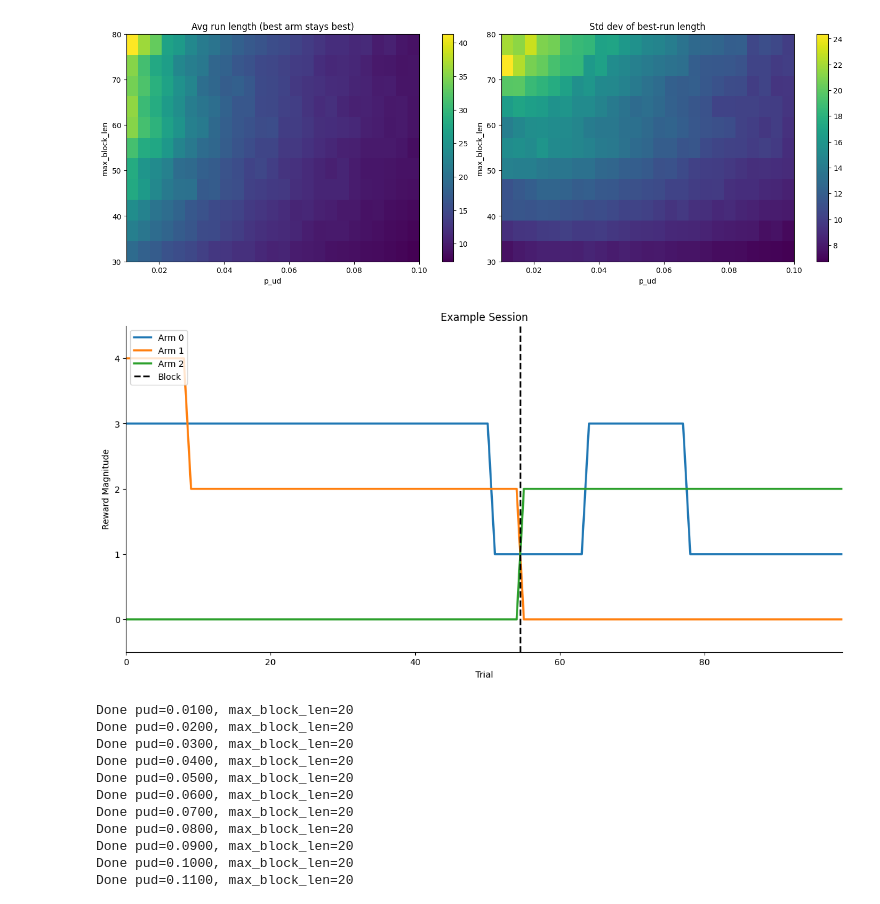
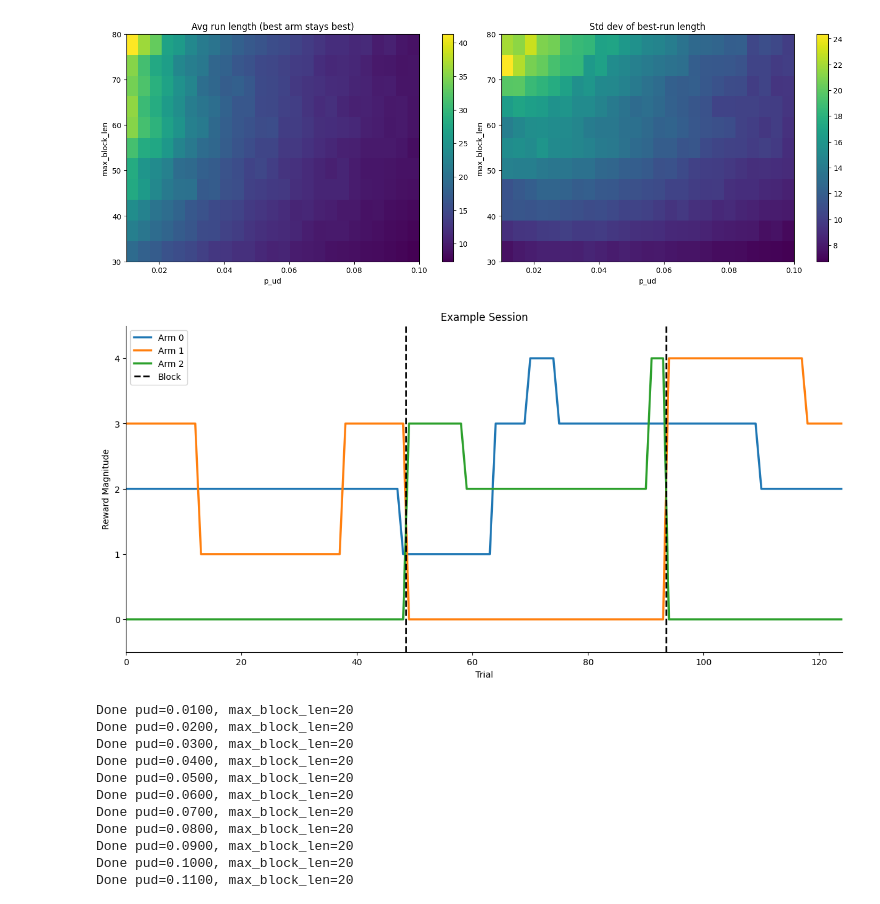
Before and after one commit to megyoung430/magnitude-bandit-analysis, a Jupyter notebook: scripts/task_simulations.ipynb, the cells around one changed output. Saved outputs shown, nothing was run; the diff lists cells and outputs as text; code cells hidden in the pictures.

```diff
--- a/scripts/task_simulations.ipynb
+++ b/scripts/task_simulations.ipynb
@@ -322,7 +322,7 @@ def sample_two_markov_bandits(
     pud,
     val_list,
     rng=None,
-    min_hold=10,
+    min_hold=5,
     enforce_distinct=True,
 ):
     if rng is None:
@@ -697,6 +697,7 @@ def plot_example_session_markov(
         max_block_len=int(max_block_len),
         min_block_len=int(max_block_len) - 10,
         val_list=val_list,
+        min_hold=5,
         rng=rng,
         return_session=True,
     )
@@ -737,19 +738,20 @@ def plot_example_session_markov(
     )
     ax.legend(loc="upper left")
     plt.show()
+    fig.savefig("example_session_markov.pdf", dpi=300)
 
     return session
 # %%
 session = plot_example_session_markov(
-    pud=0.02,
-    max_block_len=60,
+    pud=0.03,
+    max_block_len=50,
     val_list=(1, 2, 3, 4),
-    T=100,
+    T=125,
     title="Example Session",
-    seed=4,
+    seed=8,
 )
 # %% [output]
-[figure, old version]
+[figure, new version]
 # %%
 H_diff, H_run, H_ge2 = sweep_and_plot_markov(
     pud_values=np.linspace(0.01, 0.25, 25),
```
Also changed, not shown: 31 other files.
